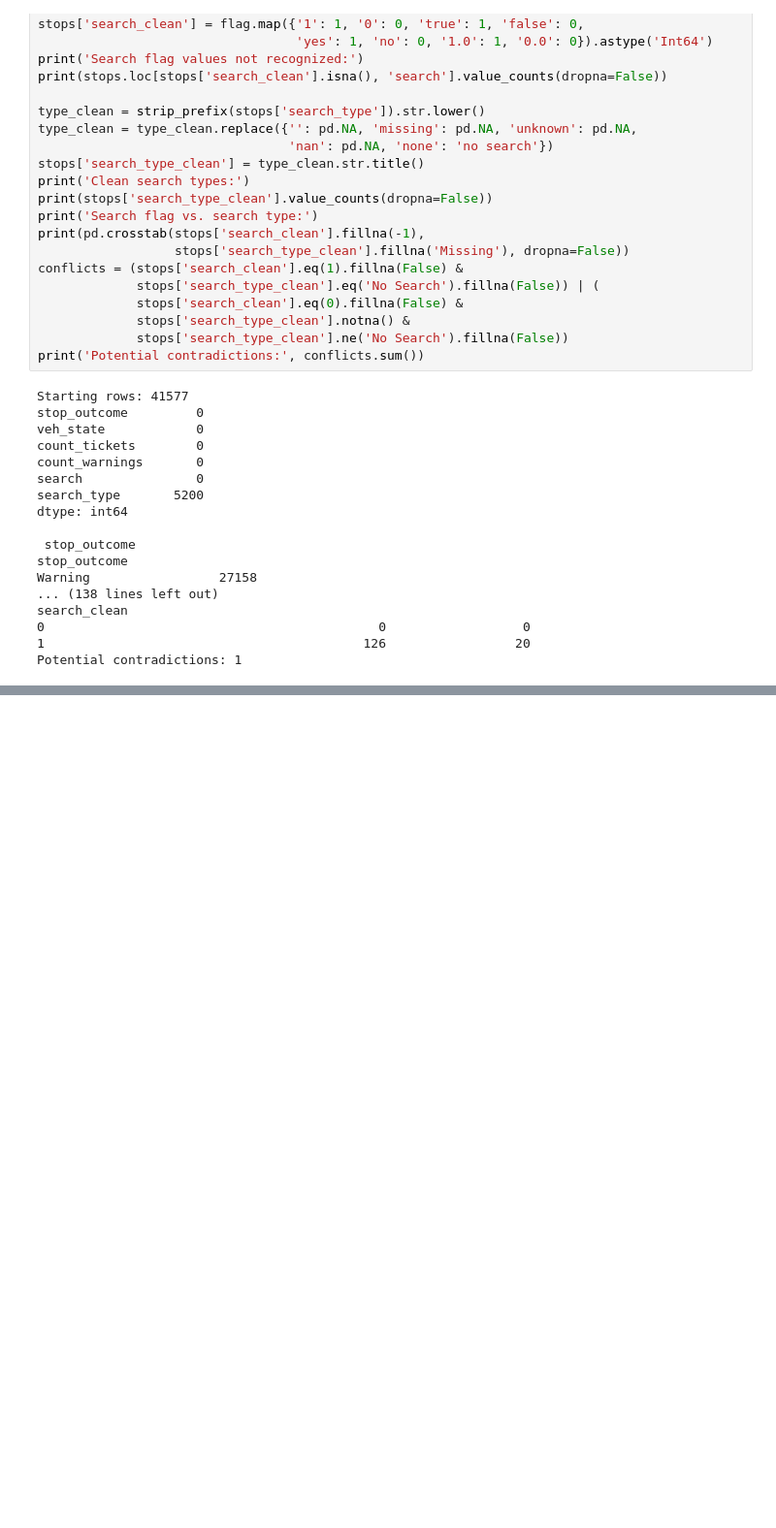
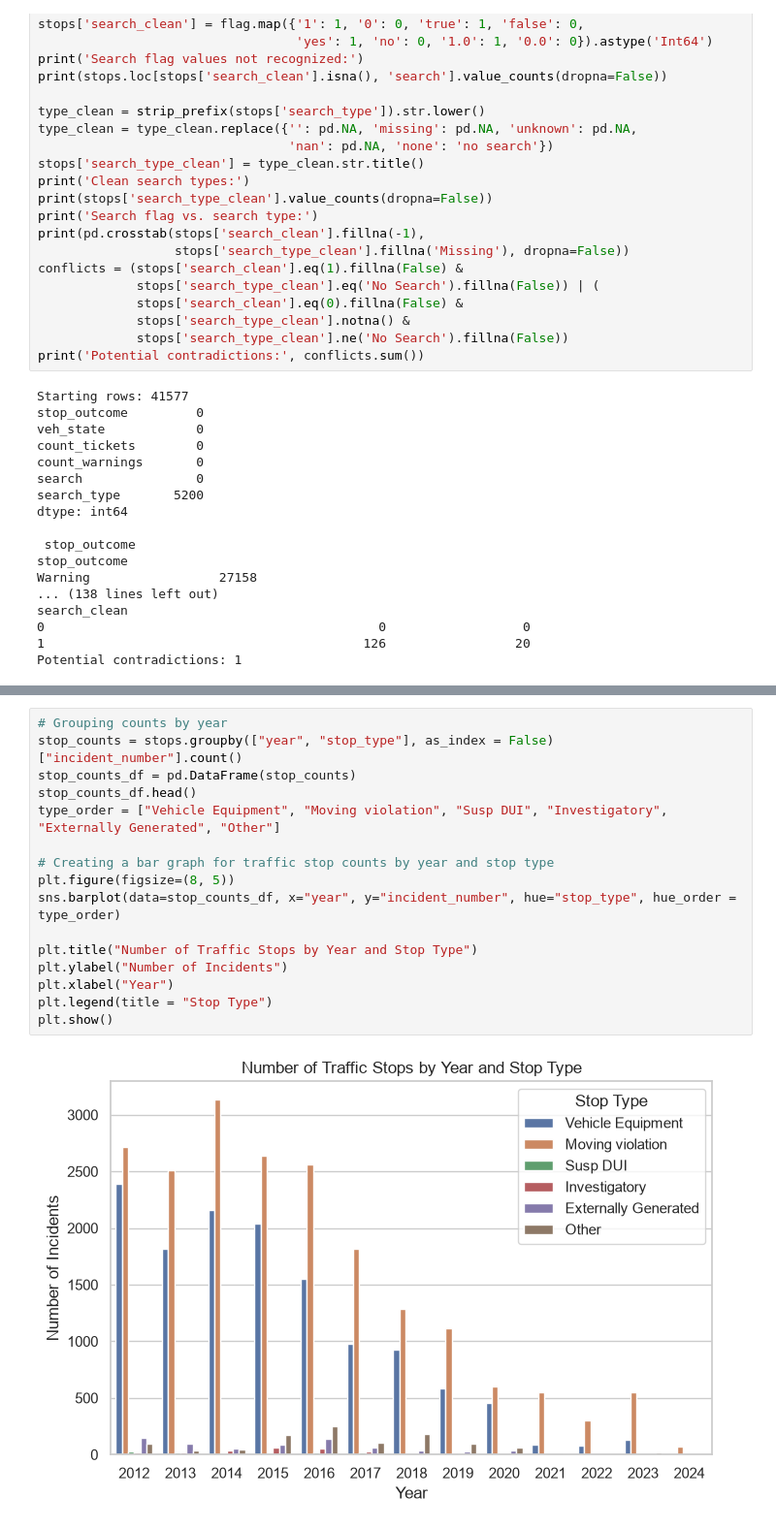
Before and after one commit to mariaadymek/Traffic_Stops, a Jupyter notebook: Final_Project.ipynb, the cells around one changed output, grey strips where cells are left out. Shown at 97% size. Drawn from its saved outputs; the diff is of its cells as text; blank space fills up the shorter version.

```diff
--- a/Final_Project.ipynb
+++ b/Final_Project.ipynb
@@ -201,0 +228,18 @@ stops.head()
+# %%
+# Grouping counts by year
+stop_counts = stops.groupby(["year", "stop_type"], as_index = False)["incident_number"].count()
+stop_counts_df = pd.DataFrame(stop_counts)
+stop_counts_df.head()
+type_order = ["Vehicle Equipment", "Moving violation", "Susp DUI", "Investigatory", "Externally Generated", "Other"]
+
+# Creating a bar graph for traffic stop counts by year and stop type
+plt.figure(figsize=(8, 5))
+sns.barplot(data=stop_counts_df, x="year", y="incident_number", hue="stop_type", hue_order = type_order)
+
+plt.title("Number of Traffic Stops by Year and Stop Type")
+plt.ylabel("Number of Incidents")
+plt.xlabel("Year")
+plt.legend(title = "Stop Type")
+plt.show()
+# %% [output]
+[figure, added]
```
Also changed, not shown: parts of 6 cells of this notebook.
